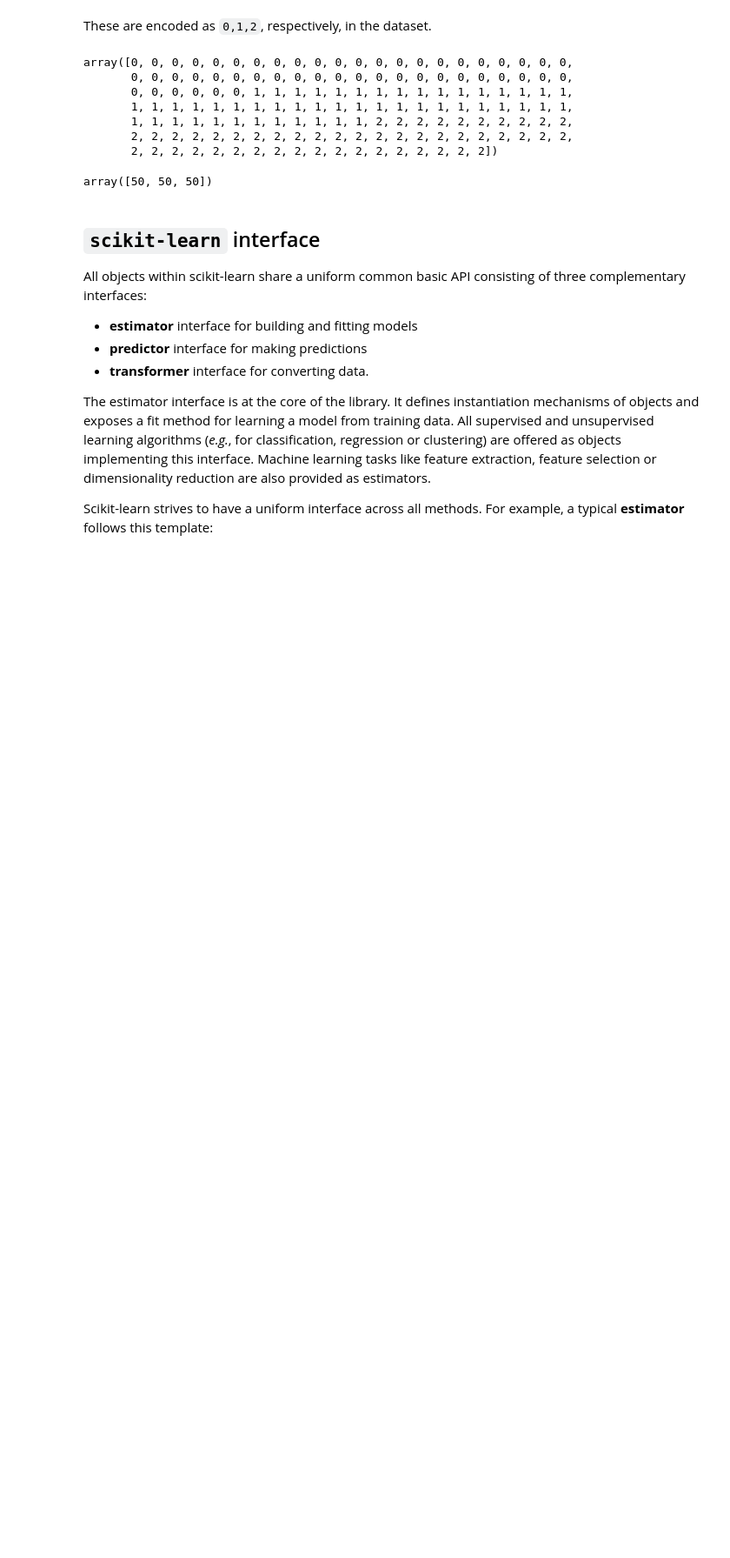
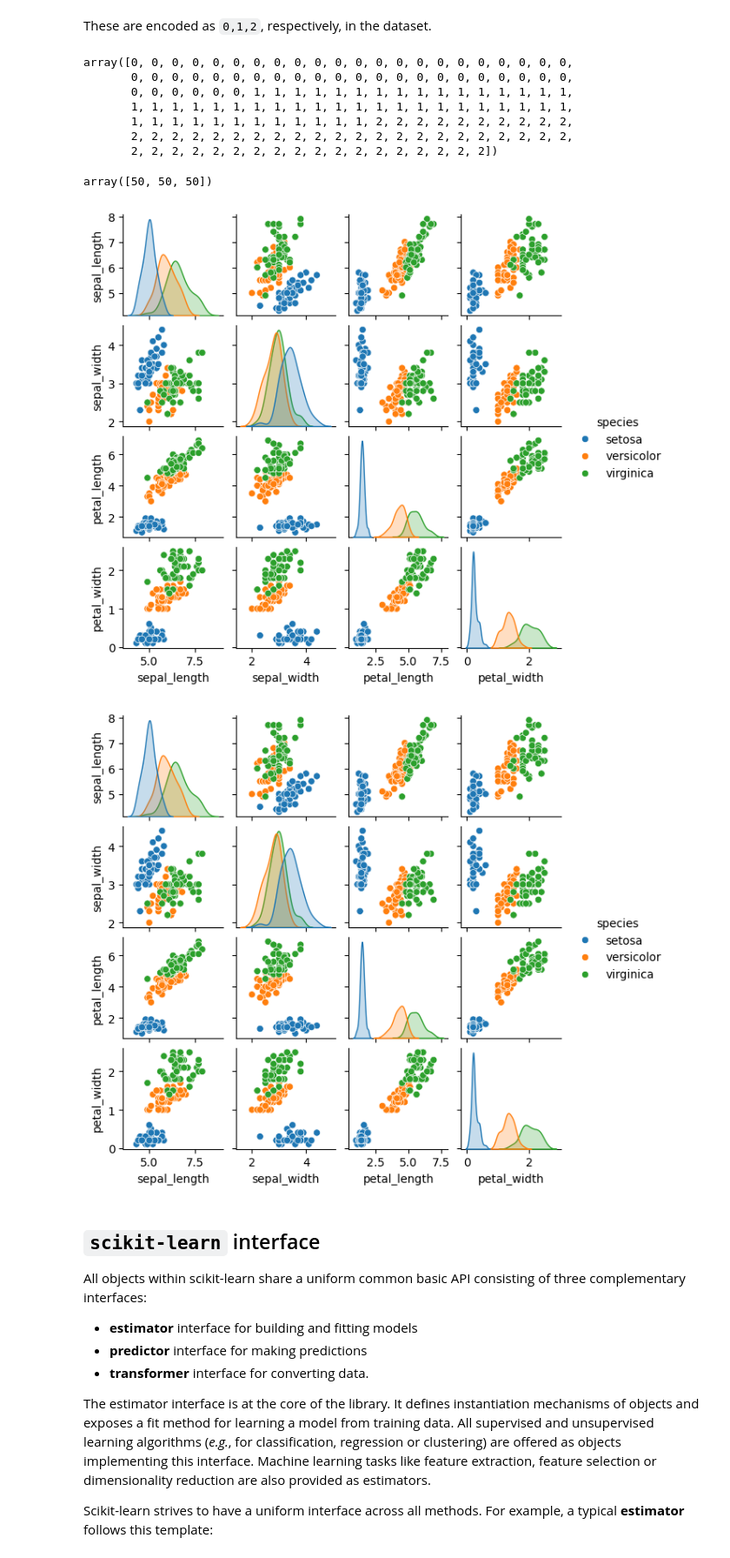
Before and after one commit to someia2026/Machine_Learning_Data_Mining, a Jupyter notebook: 02a-Introduction_Scikit-Learn.ipynb, the cells around one changed output. Shown at 87% size. Cells and saved outputs as stored; diff of their text form; code cells hidden in the pictures; blank space fills up the shorter version.

```diff
--- a/02a-Introduction_Scikit-Learn.ipynb
+++ b/02a-Introduction_Scikit-Learn.ipynb
@@ -199,8 +279,16 @@ iris_data = pd.DataFrame(iris.data, columns=iris.feature_names).assign(species=i
 # %%
+from seaborn import load_dataset
+iris_df = load_dataset("iris")
+import matplotlib.pyplot as plt
+
 %matplotlib inline
 import seaborn as sns
 
-sns.pairplot(iris_data, hue='species', height=1.5);
+sns.pairplot(iris_df, hue='species', height=1.5);
+plt.show()
+# %% [output]
+[figure, added]
+[figure, added]
 # %% [markdown]
 ## `scikit-learn` interface
 
```
Also changed, not shown: parts of 14 cells of this notebook, 1 other file.
